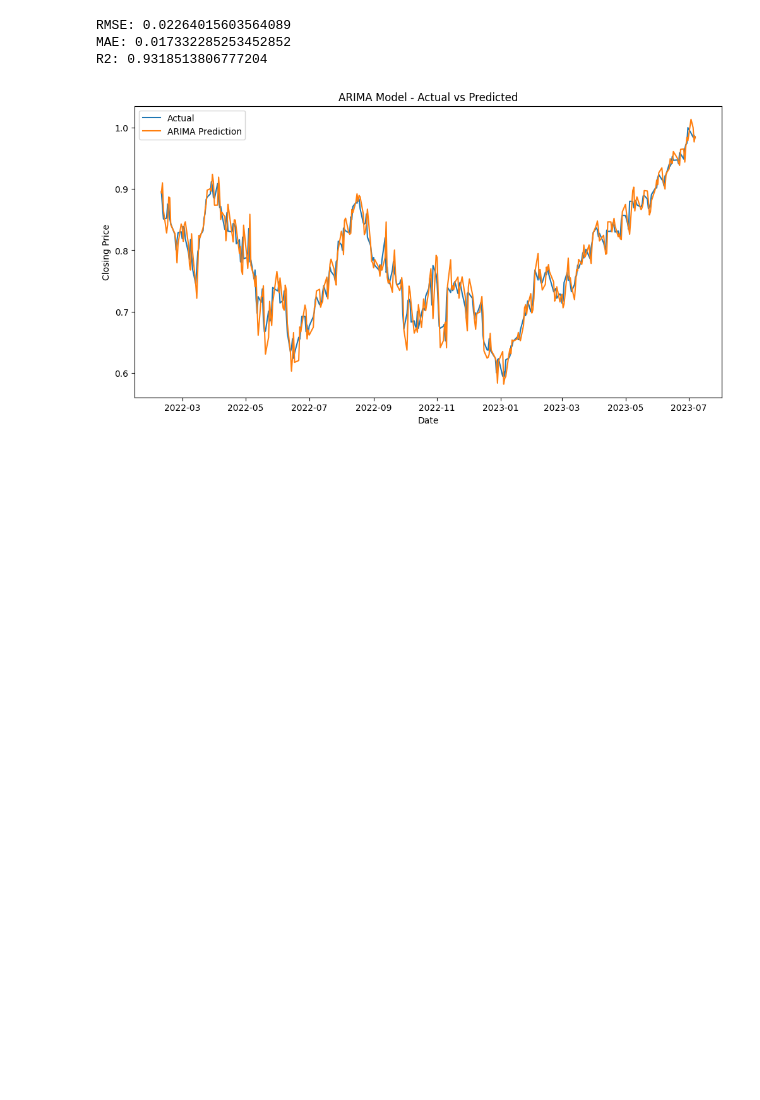
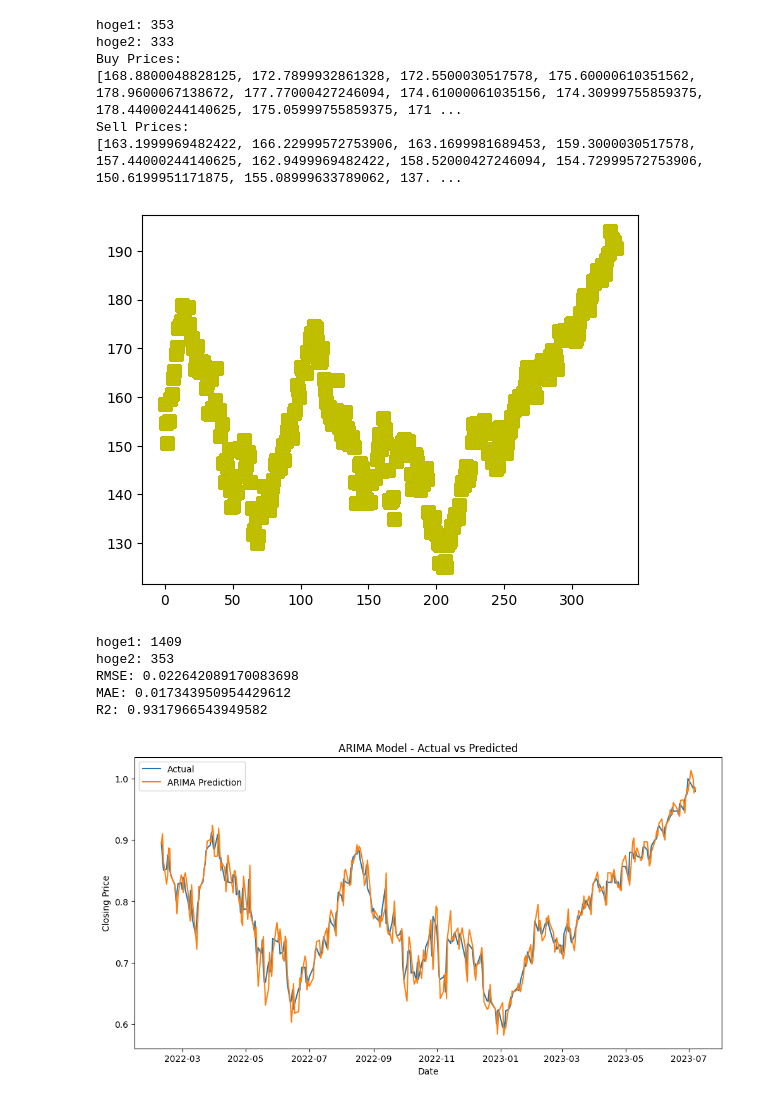
Before and after one commit to seigo07/RNN_Stock_Price_Prediction, a Jupyter notebook: src/performance.ipynb, the cells around one changed output. Cells and saved outputs as stored; diff of their text form; code cells hidden in the pictures; blank space fills up the shorter version.

Commit message:
add simple strategy

```diff
--- a/src/performance.ipynb
+++ b/src/performance.ipynb
@@ -68,3 +69,27 @@ X_test, y_test = create_sequences(test_data, sequence_length)
+# %%
+# Function for get Bid and Ask
+def get_prices(prices, predictions, threshold):
+    buy_prices = []
+    sell_prices = []
+
+    for i in range(len(predictions)):
+        if predictions[i] > prices[i] + threshold:
+            sell_prices.append(prices[i])
+        elif predictions[i] < prices[i] - threshold:
+            buy_prices.append(prices[i])
+
+    return buy_prices, sell_prices
+
+
+# Define the trading strategy
+def trading_strategy(actual_prices, predicted_prices):
+    signal = np.zeros(len(actual_prices))
+    for i in range(1, len(actual_prices)):
+        if predicted_prices[i] > actual_prices[i - 1]:
+            signal[i] = 1
+        elif predicted_prices[i] < actual_prices[i - 1]:
+            signal[i] = -1
+    return signal
 # %%
 # Build the LSTM model
 lstm_model = Sequential()
@@ -143,7 +192,30 @@ R2: 0.9573747453530408
 [figure]
+# %%
+# Apply simple trading strategy
+threshold = 10  # Adjust the threshold as needed
+buy_prices, sell_prices = get_prices(dataset['Close'][train_size + 1:], gru_predictions, threshold)
+
+# Plot strategy
+gru_signal = trading_strategy(data[train_size + sequence_length:], gru_predictions)
+plt.plot(np.where(gru_signal == 1, data[train_size + sequence_length:], None), 'ms', markersize=8, label='GRU Buy')
+plt.plot(np.where(gru_signal == -1, data[train_size + sequence_length:], None), 'ys', markersize=8, label='GRU Sell')
+
+# Print buy and sell prices
+print("Buy Prices:")
+print(buy_prices)
+print("Sell Prices:")
+print(sell_prices)
+# %% [output]
+hoge1: 353
+hoge2: 333
+Buy Prices:
+[168.8800048828125, 172.7899932861328, 172.5500030517578, 175.60000610351562, 178.9600067138672, 177.77000427246094, 174.61000061035156, 174.30999755859375, 178.44000244140625, 175.05999755859375, 171 ...
+Sell Prices:
+[163.1999969482422, 166.22999572753906, 163.1699981689453, 159.3000030517578, 157.44000244140625, 162.9499969482422, 158.52000427246094, 154.72999572753906, 150.6199951171875, 155.08999633789062, 137. ...
+[figure, added]
 # %%
 history = [x for x in train_data]
-arima_predictions = list()
+arima_predictions = []
 for t in range(len(test_data)):
     model = ARIMA(history, order=(1, 2, 0))
     model_fit = model.fit()
@@ -171,7 +243,9 @@ plt.ylabel('Closing Price')
 plt.legend()
 plt.show()
 # %% [output]
-RMSE: 0.02264015603564089
-MAE: 0.017332285253452852
-R2: 0.9318513806777204
+hoge1: 1409
+hoge2: 353
+RMSE: 0.022642089170083698
+MAE: 0.017343950954429612
+R2: 0.9317966543949582
 [figure]
```
Also changed, not shown: parts of 6 cells of this notebook.
